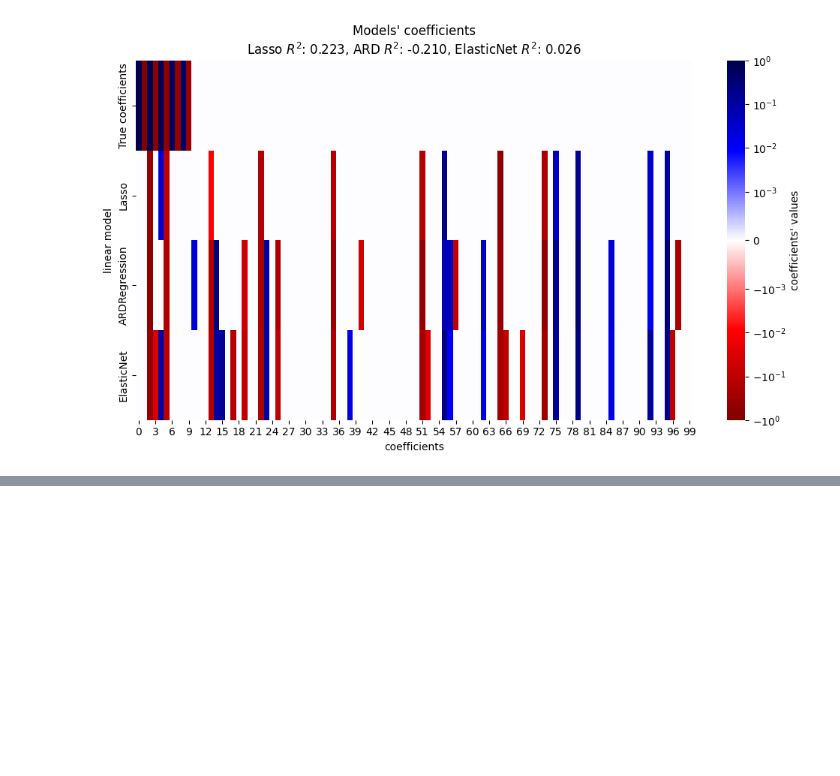
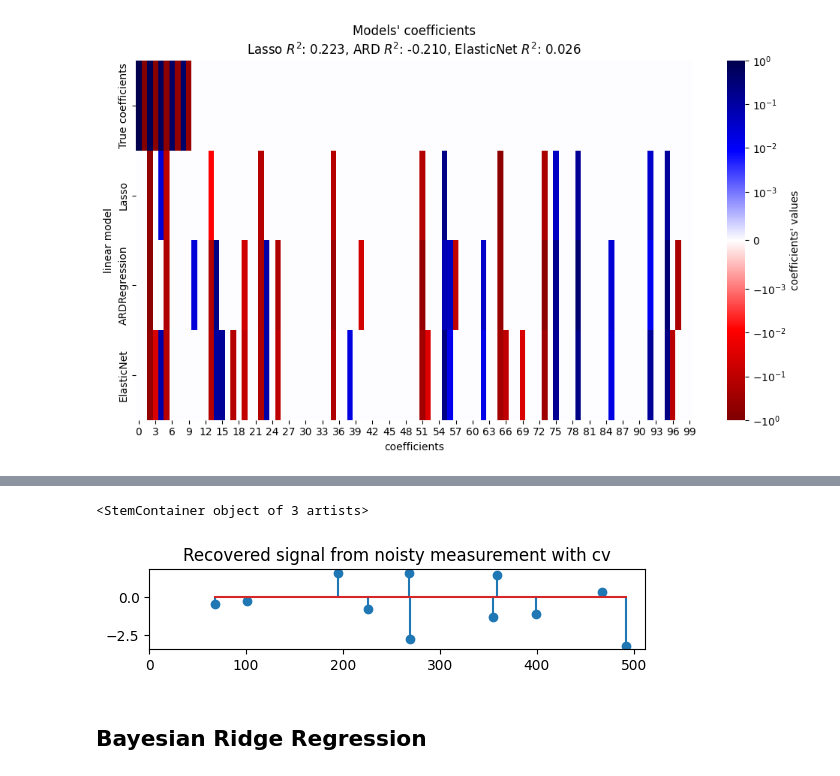
Before and after one commit to lvntaslann/artificial-intelligence, a Jupyter notebook: library_example/scikit-learn/sklearn-linear-models.ipynb, the cells around one changed output, grey strips where cells are left out. Saved outputs shown, nothing was run; the diff lists cells and outputs as text; code cells hidden in the pictures; blank space fills up the shorter version.

```diff
--- a/library_example/scikit-learn/sklearn-linear-models.ipynb
+++ b/library_example/scikit-learn/sklearn-linear-models.ipynb
@@ -272,0 +325,14 @@ plt.tight_layout()
+# %%
+omp_cv = OrthogonalMatchingPursuitCV()
+omp_cv.fit(X,y_noisy)
+coef=omp_cv.coef_
+(idx_r,) = coef.nonzero()
+plt.subplot(4,1,4)
+plt.xlim(0,512)
+plt.title("Recovered signal from noisty measurement with cv")
+plt.stem(idx_r,coef[idx_r])
+# %% [output]
+<StemContainer object of 3 artists>
+[figure, added]
+# %% [markdown]
+## Bayesian Ridge Regression
```
Also changed, not shown: parts of 17 cells of this notebook, 9 other files.
